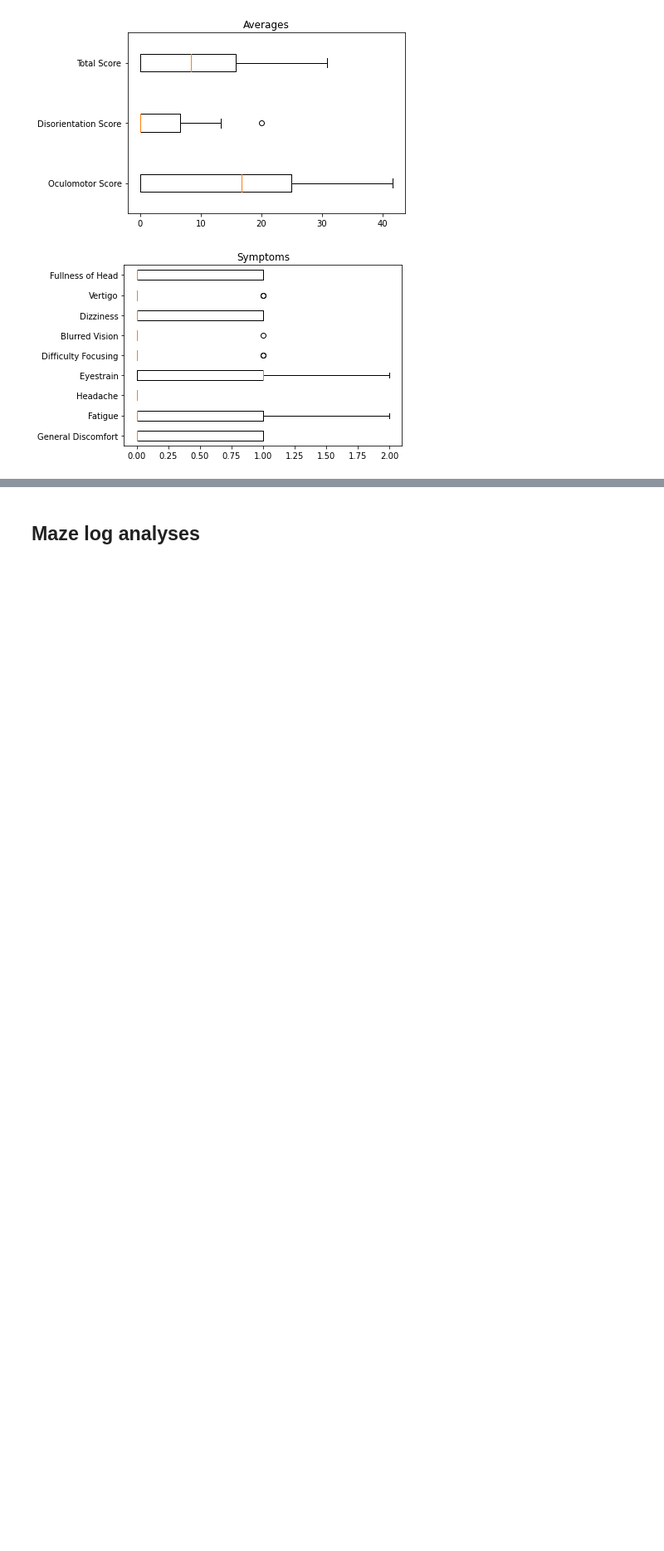
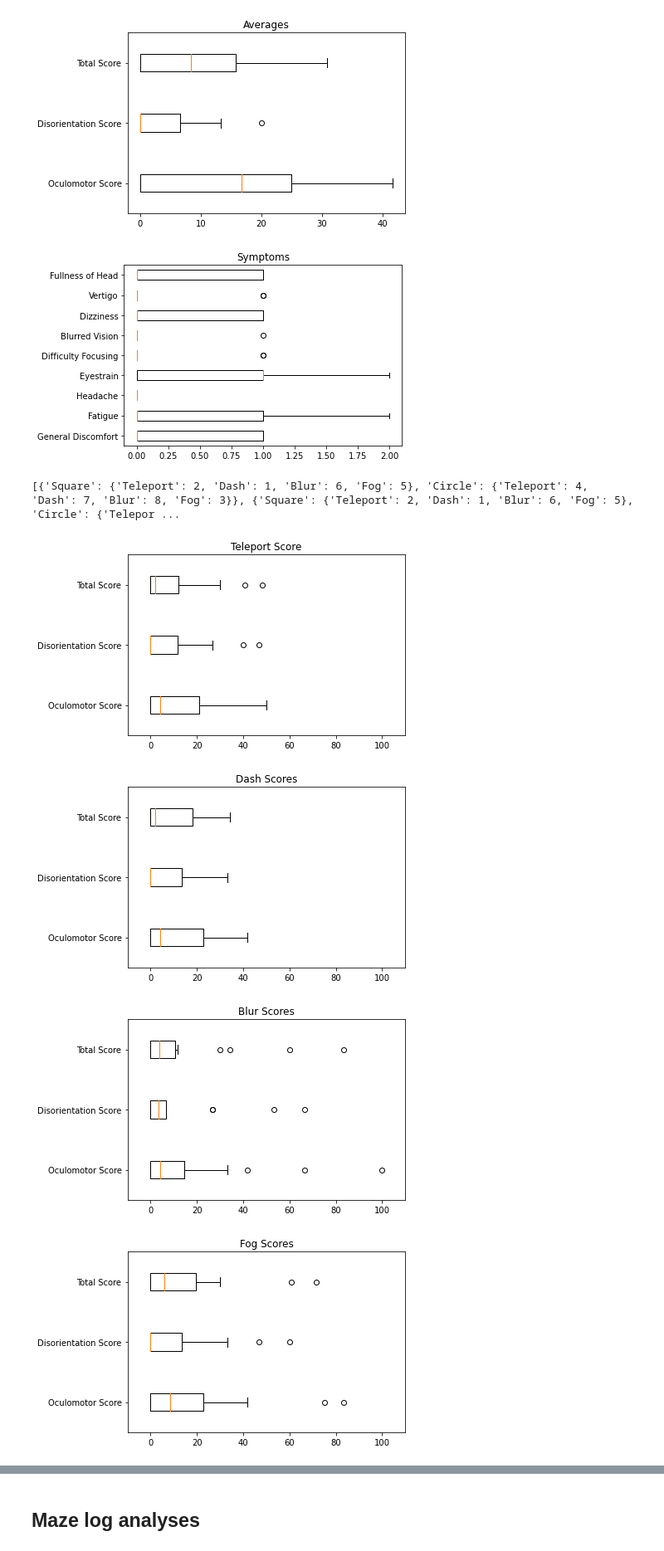
Before and after one commit to Nikolayb1/COMP0138_Maze, a Jupyter notebook: Analyses/main.ipynb, the cells around one changed output, grey strips where cells are left out. Shown at 83% size. Drawn from its saved outputs; the diff is of its cells as text; code cells hidden in the pictures; blank space fills up the shorter version.

Commit message:
vrsq complete

```diff
--- a/Analyses/main.ipynb
+++ b/Analyses/main.ipynb
@@ -43,6 +43,7 @@ def col2num(col):
     return num - 1
 # %%
 GENDER = col2num("K")
+ID = col2num("J")
 HAND = col2num("L")
 HMD = col2num("P")
 VR = col2num("M")
@@ -296,0 +293,34 @@ plt.show()
+# %%
+
+ids = df.iloc[:,ID]
+vrsq_order = []
+dict_template = {"Square":{"Teleport":0, "Dash":0,"Blur":0,"Fog":0},
+                 "Circle":{"Teleport":0, "Dash":0,"Blur":0,"Fog":0}
+                 }
+for i in range(9):
+    vrsq_order.append(dict_template)
+for q, id in enumerate(ids):
+    file_id = None
+    for d in range(9):
+        data = maze_data[d]
+        for i in data['eventRecords']:
+            if i['eventIdentifier'] == "ID":
+                if i['eventDescription'] == str(id):
+                    file_id = d
+                    break
+        if file_id is not None:
+            break
+    data = maze_data[file_id]
+    ma = ""
+    count = 1
+    for i in data['eventRecords']:
+        if i['eventIdentifier'] == "MA":
+            if i['eventDescription'] == "Rotation Maze":
+                    ma = "Square"
+            elif i['eventDescription'] == "Back and Forth Maze":
+                    ma = "Circle"
+        if i['eventIdentifier'] == "MT":
+            vrsq_order[q][ma][i['eventDescription']] = count
+            count += 1
+# %% [output]
+[{'Square': {'Teleport': 2, 'Dash': 1, 'Blur': 6, 'Fog': 5}, 'Circle': {'Teleport': 4, 'Dash': 7, 'Blur': 8, 'Fog': 3}}, {'Square': {'Teleport': 2, 'Dash': 1, 'Blur': 6, 'Fog': 5}, 'Circle': {'Telepor ...
@@ -296,0 +368,33 @@ plt.show()
+# %%
+fig1, ax1 = plt.subplots()
+ax1.set_title('Teleport Score')
+ax1.boxplot(vrsq_l[0,:,:], vert=False)
+plt.yticks([1, 2, 3], ['Oculomotor Score', 'Disorientation Score', 'Total Score'])
+plt.xlim([-10, 110])
+plt.show()
+
+fig1, ax1 = plt.subplots()
+ax1.set_title('Dash Scores')
+ax1.boxplot(vrsq_l[1,:,:], vert=False)
+plt.yticks([1, 2, 3], ['Oculomotor Score', 'Disorientation Score', 'Total Score'])
+plt.xlim([-10, 110])
+plt.show()
+
+fig1, ax1 = plt.subplots()
+ax1.set_title('Blur Scores')
+ax1.boxplot(vrsq_l[2,:,:], vert=False)
+plt.yticks([1, 2, 3], ['Oculomotor Score', 'Disorientation Score', 'Total Score'])
+plt.xlim([-10, 110])
+plt.show()
+
+fig1, ax1 = plt.subplots()
+ax1.set_title('Fog Scores')
+ax1.boxplot(vrsq_l[3,:,:], vert=False)
+plt.yticks([1, 2, 3], ['Oculomotor Score', 'Disorientation Score', 'Total Score'])
+plt.xlim([-10, 110])
+plt.show()
+# %% [output]
+[figure, added]
+[figure, added]
+[figure, added]
+[figure, added]
```
Also changed, not shown: parts of 5 cells of this notebook.
